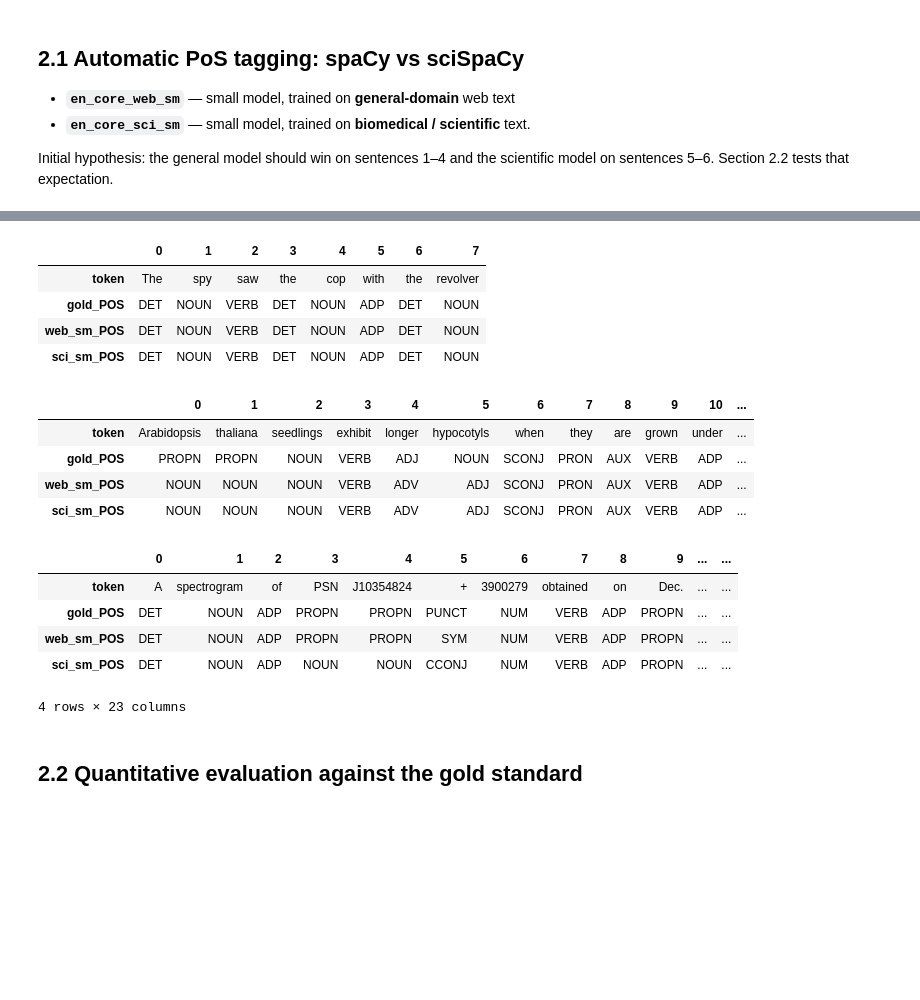
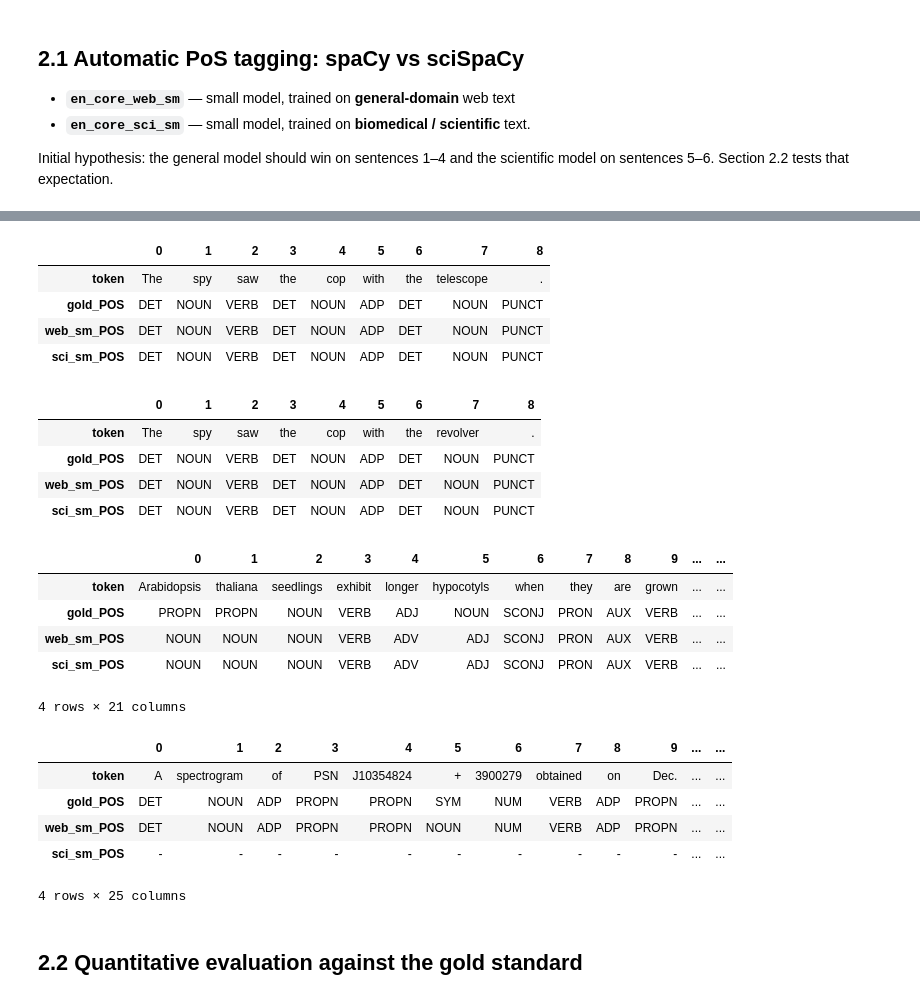
Before and after one commit to fserracrespi/Workshop_1_NLP_Today, a Jupyter notebook: main.ipynb, the cells around one changed output, grey strips where cells are left out. Saved outputs shown, nothing was run; the diff lists cells and outputs as text; code cells hidden in the pictures; blank space fills up the shorter version.

```diff
--- a/main.ipynb
+++ b/main.ipynb
@@ -22,5 +22,9 @@ Six sentences:
 # %%
+# The six sentences exactly as given in the assignment (punctuation included).
+#   Sentence : the raw string, fed to spaCy / sciSpaCy
+#   Tokens   : our own tokenisation, one token per gold tag
+#   Pos      : the manual annotation, restricted to the 10 tags allowed by the brief
 data = pd.read_csv("data/sentences.csv", sep=";")
-data["n_tokens"] = data["Sentence"].str.split().str.len()
-data
+data["n_tokens"] = data["Tokens"].str.split().str.len()
+data[["Domain", "Sentence", "n_tokens"]]
 # %% [output]
@@ -231,15 +238,15 @@ the entomological one (*"time flies" are a kind of insect, and they like an arro
 run. This is ambiguity **imported from the tagging level**, as opposed to the structural ambiguity
 of section 1.3.
 # %%
-sentence = "Time flies like an arrow"
-tokens = sentence.split()
+sentence = "Time flies like an arrow."
+tokens = TOKENS[sentence]
 
 print("Gold tagging (single tag per token):")
 for tree in parse(G_CORE, tokens, [[t] for t in GOLD[sentence]]):
     print("  ", bracket(tree))
 
 print("\nAmbiguous tagging (flies = VERB|NOUN, like = ADP|VERB):")
-ambiguous = [["NOUN"], ["VERB", "NOUN"], ["ADP", "VERB"], ["DET"], ["NOUN"]]
+ambiguous = [["NOUN"], ["VERB", "NOUN"], ["ADP", "VERB"], ["DET"], ["NOUN"], ["PUNCT"]]
 for tree in parse(G_CORE, tokens, ambiguous):
     print("  ", bracket(tree))
 # %% [output]
@@ -296,7 +303,7 @@ def reachable_symbols(grammar, axiom="S"):
 
 def n_parses(grammar, sentences, gold=GOLD):
     '''Number of trees rooted in S, one entry per sentence.'''
-    return [len(parse(grammar, s.split(), [[t] for t in gold[s]])) for s in sentences]
+    return [len(parse(grammar, TOKENS[s], [[t] for t in gold[s]])) for s in sentences]
 
 
 corpus_tags = sorted({tag for tags in GOLD.values() for tag in tags})
@@ -512,20 +515,32 @@ Initial hypothesis: the general model should win on sentences 1–4 and the scie
 # %%
 spacy_models = {"web_sm": "en_core_web_sm", "sci_sm": "en_core_sci_sm"}
 
-predictions = {"web_sm":{}, "sci_sm":{}} # dictionary mapping model names to their predictions {model: {sentence: [POS tags]}}
-                                         # Really important to have this dictionary for the evaluation of the taggers
+# predictions      : model -> sentence -> list of predicted PoS tags
+# model_tokens     : model -> sentence -> the model's OWN tokenisation
+# Both are needed: a model whose tokenisation differs from ours cannot be compared token by token.
+predictions = {name: {} for name in spacy_models}
+model_tokens = {name: {} for name in spacy_models}
+
 for model in spacy_models:
-    nlp=spacy.load(spacy_models[model])
+    nlp = spacy.load(spacy_models[model])
     for sentence in data["Sentence"]:
         doc = nlp(sentence)
         predictions[model][sentence] = [token.pos_ for token in doc]
+        model_tokens[model][sentence] = [token.text for token in doc]
+
+# Where does each tokeniser disagree with ours?
+alignment = pd.DataFrame({
+    "our tokens": [len(TOKENS[s]) for s in data["Sentence"]],
+    **{f"{m} tokens": [len(model_tokens[m][s]) for s in data["Sentence"]] for m in spacy_models},
+}, index=[s[:45] for s in data["Sentence"]])
+alignment["comparable"] = [
+    all(len(model_tokens[m][s]) == len(TOKENS[s]) for m in spacy_models) for s in data["Sentence"]]
+display(alignment)
 
 for sentence in data["Sentence"]:
-    frame = {"token": sentence.split()}
-    frame["gold_POS"] = GOLD[sentence]
-
+    frame = {"token": TOKENS[sentence], "gold_POS": GOLD[sentence]}
     for model in spacy_models:
-        frame[f"{model}_POS"] = predictions[model][sentence]
-
+        pred = predictions[model][sentence]
+        frame[f"{model}_POS"] = pred if len(pred) == len(TOKENS[sentence]) else ["-"] * len(TOKENS[sentence])
     display(pd.DataFrame(frame).T)
 # %% [output]
@@ -547,19 +564,25 @@ for sentence in data["Sentence"]:
-|  | 0 | 1 | 2 | 3 | 4 | 5 | 6 | 7 |
-| token | The | spy | saw | the | cop | with | the | revolver |
-| gold_POS | DET | NOUN | VERB | DET | NOUN | ADP | DET | NOUN |
-| web_sm_POS | DET | NOUN | VERB | DET | NOUN | ADP | DET | NOUN |
-| sci_sm_POS | DET | NOUN | VERB | DET | NOUN | ADP | DET | NOUN |
+|  | 0 | 1 | 2 | 3 | 4 | 5 | 6 | 7 | 8 |
+| token | The | spy | saw | the | cop | with | the | telescope | . |
+| gold_POS | DET | NOUN | VERB | DET | NOUN | ADP | DET | NOUN | PUNCT |
+| web_sm_POS | DET | NOUN | VERB | DET | NOUN | ADP | DET | NOUN | PUNCT |
+| sci_sm_POS | DET | NOUN | VERB | DET | NOUN | ADP | DET | NOUN | PUNCT |
-|  | 0 | 1 | 2 | 3 | 4 | 5 | 6 | 7 | 8 | 9 | 10 | ... |
-| token | Arabidopsis | thaliana | seedlings | exhibit | longer | hypocotyls | when | they | are | grown | under | ... |
-| gold_POS | PROPN | PROPN | NOUN | VERB | ADJ | NOUN | SCONJ | PRON | AUX | VERB | ADP | ... |
-| web_sm_POS | NOUN | NOUN | NOUN | VERB | ADV | ADJ | SCONJ | PRON | AUX | VERB | ADP | ... |
-| sci_sm_POS | NOUN | NOUN | NOUN | VERB | ADV | ADJ | SCONJ | PRON | AUX | VERB | ADP | ... |
+|  | 0 | 1 | 2 | 3 | 4 | 5 | 6 | 7 | 8 |
+| token | The | spy | saw | the | cop | with | the | revolver | . |
+| gold_POS | DET | NOUN | VERB | DET | NOUN | ADP | DET | NOUN | PUNCT |
+| web_sm_POS | DET | NOUN | VERB | DET | NOUN | ADP | DET | NOUN | PUNCT |
+| sci_sm_POS | DET | NOUN | VERB | DET | NOUN | ADP | DET | NOUN | PUNCT |
 |  | 0 | 1 | 2 | 3 | 4 | 5 | 6 | 7 | 8 | 9 | ... | ... |
-| token | A | spectrogram | of | PSN | J10354824 | + | 3900279 | obtained | on | Dec. | ... | ... |
-| gold_POS | DET | NOUN | ADP | PROPN | PROPN | PUNCT | NUM | VERB | ADP | PROPN | ... | ... |
-| web_sm_POS | DET | NOUN | ADP | PROPN | PROPN | SYM | NUM | VERB | ADP | PROPN | ... | ... |
-| sci_sm_POS | DET | NOUN | ADP | NOUN | NOUN | CCONJ | NUM | VERB | ADP | PROPN | ... | ... |
+| token | Arabidopsis | thaliana | seedlings | exhibit | longer | hypocotyls | when | they | are | grown | ... | ... |
+| gold_POS | PROPN | PROPN | NOUN | VERB | ADJ | NOUN | SCONJ | PRON | AUX | VERB | ... | ... |
+| web_sm_POS | NOUN | NOUN | NOUN | VERB | ADV | ADJ | SCONJ | PRON | AUX | VERB | ... | ... |
+| sci_sm_POS | NOUN | NOUN | NOUN | VERB | ADV | ADJ | SCONJ | PRON | AUX | VERB | ... | ... |
-4 rows × 23 columns
+4 rows × 21 columns
+|  | 0 | 1 | 2 | 3 | 4 | 5 | 6 | 7 | 8 | 9 | ... | ... |
+| token | A | spectrogram | of | PSN | J10354824 | + | 3900279 | obtained | on | Dec. | ... | ... |
+| gold_POS | DET | NOUN | ADP | PROPN | PROPN | SYM | NUM | VERB | ADP | PROPN | ... | ... |
+| web_sm_POS | DET | NOUN | ADP | PROPN | PROPN | NOUN | NUM | VERB | ADP | PROPN | ... | ... |
+| sci_sm_POS | - | - | - | - | - | - | - | - | - | - | ... | ... |
+4 rows × 25 columns
 # %% [markdown]
 ## 2.2 Quantitative evaluation against the gold standard
 # %%
```
Also changed, not shown: parts of 34 cells of this notebook, 5 other files.
